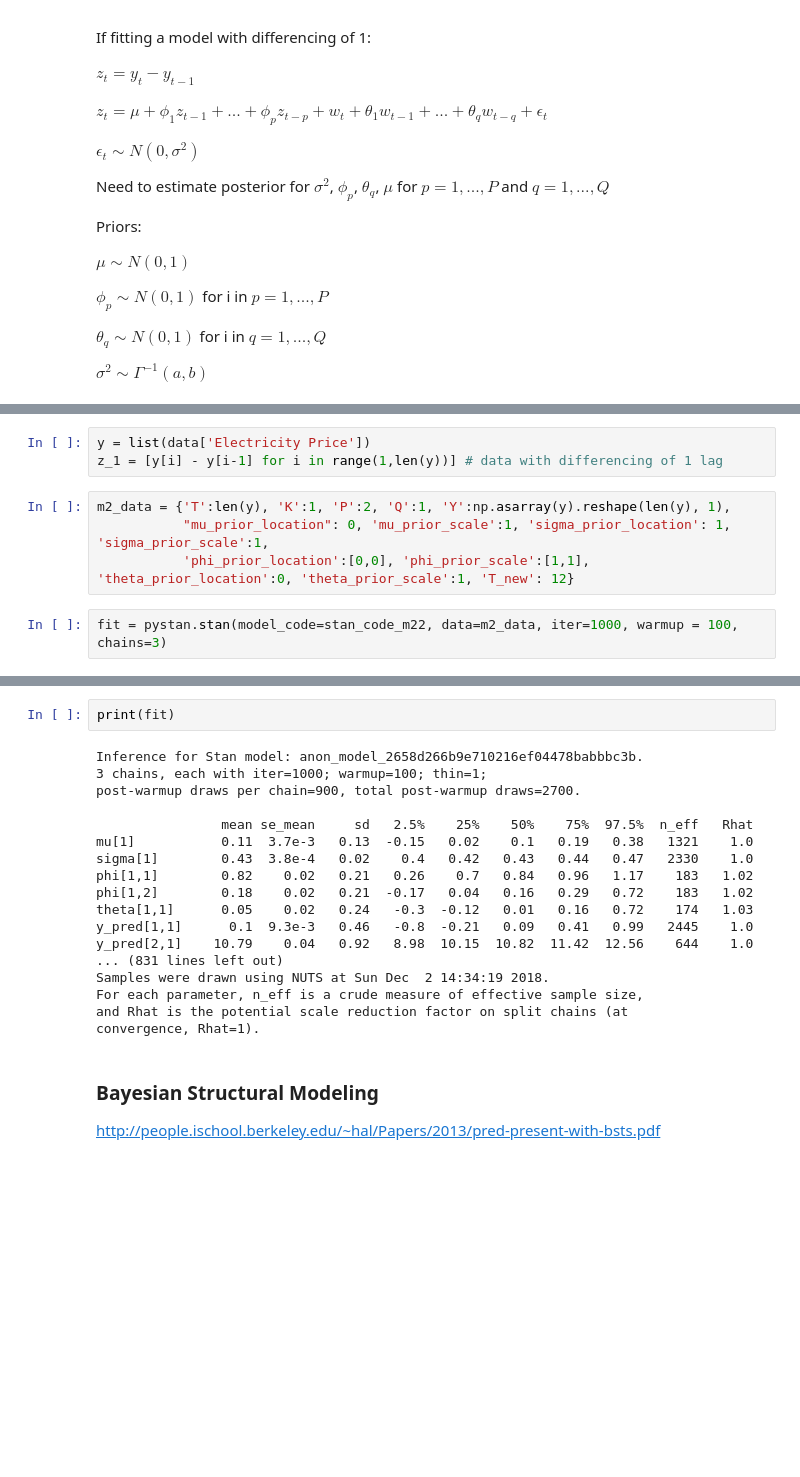
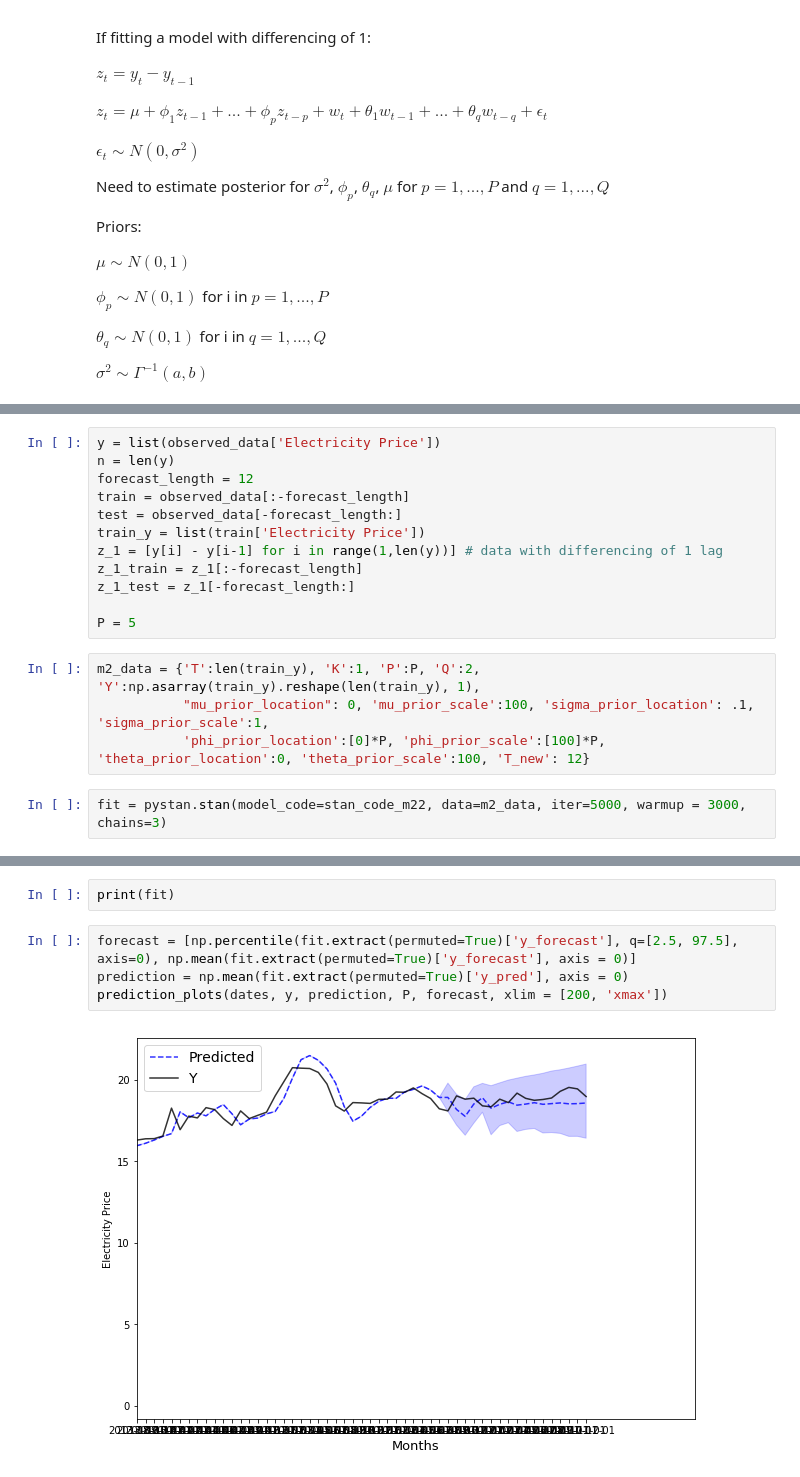
Before and after one commit to ahotaling/STAT_330_Project, a Jupyter notebook: Notebooks/Bayesian_Model_Exploration.ipynb, the cells around one changed output, grey strips where cells are left out. Saved outputs shown, nothing was run; the diff lists cells and outputs as text; blank space fills up the shorter version.

```diff
--- a/Notebooks/Bayesian_Model_Exploration.ipynb
+++ b/Notebooks/Bayesian_Model_Exploration.ipynb
@@ -742,10 +638,19 @@ generated quantities{
 # %%
-y = list(data['Electricity Price'])
+y = list(observed_data['Electricity Price'])
+n = len(y)
+forecast_length = 12
+train = observed_data[:-forecast_length]
+test = observed_data[-forecast_length:]
+train_y = list(train['Electricity Price'])
 z_1 = [y[i] - y[i-1] for i in range(1,len(y))] # data with differencing of 1 lag
+z_1_train = z_1[:-forecast_length]
+z_1_test = z_1[-forecast_length:]
+
+P = 5
 # %%
-m2_data = {'T':len(y), 'K':1, 'P':2, 'Q':1, 'Y':np.asarray(y).reshape(len(y), 1),
-           "mu_prior_location": 0, 'mu_prior_scale':1, 'sigma_prior_location': 1, 'sigma_prior_scale':1,
-           'phi_prior_location':[0,0], 'phi_prior_scale':[1,1], 'theta_prior_location':0, 'theta_prior_scale':1, 'T_new': 12}
+m2_data = {'T':len(train_y), 'K':1, 'P':P, 'Q':2, 'Y':np.asarray(train_y).reshape(len(train_y), 1),
+           "mu_prior_location": 0, 'mu_prior_scale':100, 'sigma_prior_location': .1, 'sigma_prior_scale':1,
+           'phi_prior_location':[0]*P, 'phi_prior_scale':[100]*P, 'theta_prior_location':0, 'theta_prior_scale':100, 'T_new': 12}
 # %%
-fit = pystan.stan(model_code=stan_code_m22, data=m2_data, iter=1000, warmup = 100, chains=3)
+fit = pystan.stan(model_code=stan_code_m22, data=m2_data, iter=5000, warmup = 3000, chains=3)
 # %% [output]
@@ -754,23 +662,8 @@ RuntimeError: Exception: matrix[multi,uni] assign sizes: lhs (13) and assigning
 # %%
 print(fit)
-# %% [output]
-Inference for Stan model: anon_model_2658d266b9e710216ef04478babbbc3b.
-3 chains, each with iter=1000; warmup=100; thin=1;
-post-warmup draws per chain=900, total post-warmup draws=2700.
-
-                mean se_mean     sd   2.5%    25%    50%    75%  97.5%  n_eff   Rhat
-mu[1]           0.11  3.7e-3   0.13  -0.15   0.02    0.1   0.19   0.38   1321    1.0
-sigma[1]        0.43  3.8e-4   0.02    0.4   0.42   0.43   0.44   0.47   2330    1.0
-phi[1,1]        0.82    0.02   0.21   0.26    0.7   0.84   0.96   1.17    183   1.02
-phi[1,2]        0.18    0.02   0.21  -0.17   0.04   0.16   0.29   0.72    183   1.02
-theta[1,1]      0.05    0.02   0.24   -0.3  -0.12   0.01   0.16   0.72    174   1.03
-y_pred[1,1]      0.1  9.3e-3   0.46   -0.8  -0.21   0.09   0.41   0.99   2445    1.0
-y_pred[2,1]    10.79    0.04   0.92   8.98  10.15  10.82  11.42  12.56    644    1.0
-... (831 lines left out)
-Samples were drawn using NUTS at Sun Dec  2 14:34:19 2018.
-For each parameter, n_eff is a crude measure of effective sample size,
-and Rhat is the potential scale reduction factor on split chains (at
-convergence, Rhat=1).
-# %% [markdown]
-### Bayesian Structural Modeling
-http://people.ischool.berkeley.edu/~hal/Papers/2013/pred-present-with-bsts.pdf
+# %%
+forecast = [np.percentile(fit.extract(permuted=True)['y_forecast'], q=[2.5, 97.5], axis=0), np.mean(fit.extract(permuted=True)['y_forecast'], axis = 0)]
+prediction = np.mean(fit.extract(permuted=True)['y_pred'], axis = 0)
+prediction_plots(dates, y, prediction, P, forecast, xlim = [200, 'xmax'])
+# %% [output]
+[figure, added]
```
Also changed, not shown: parts of 17 cells of this notebook.
